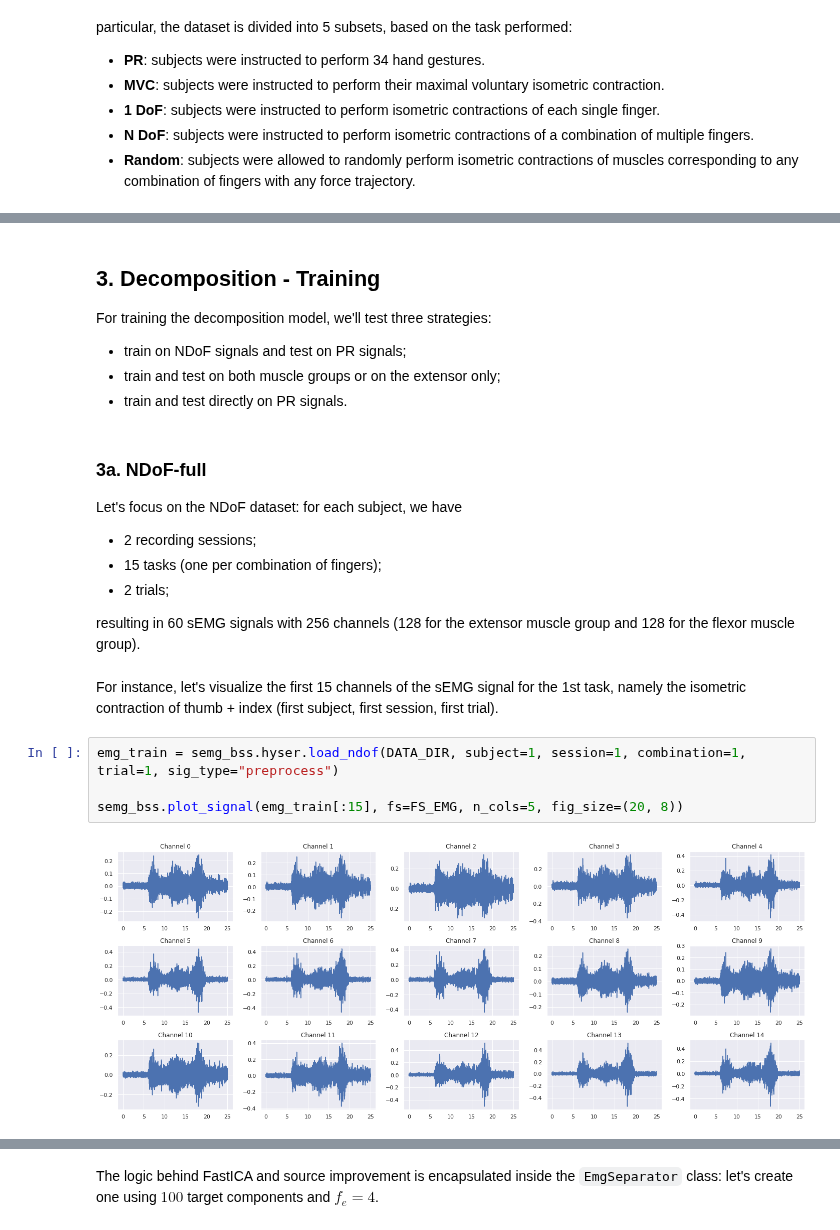
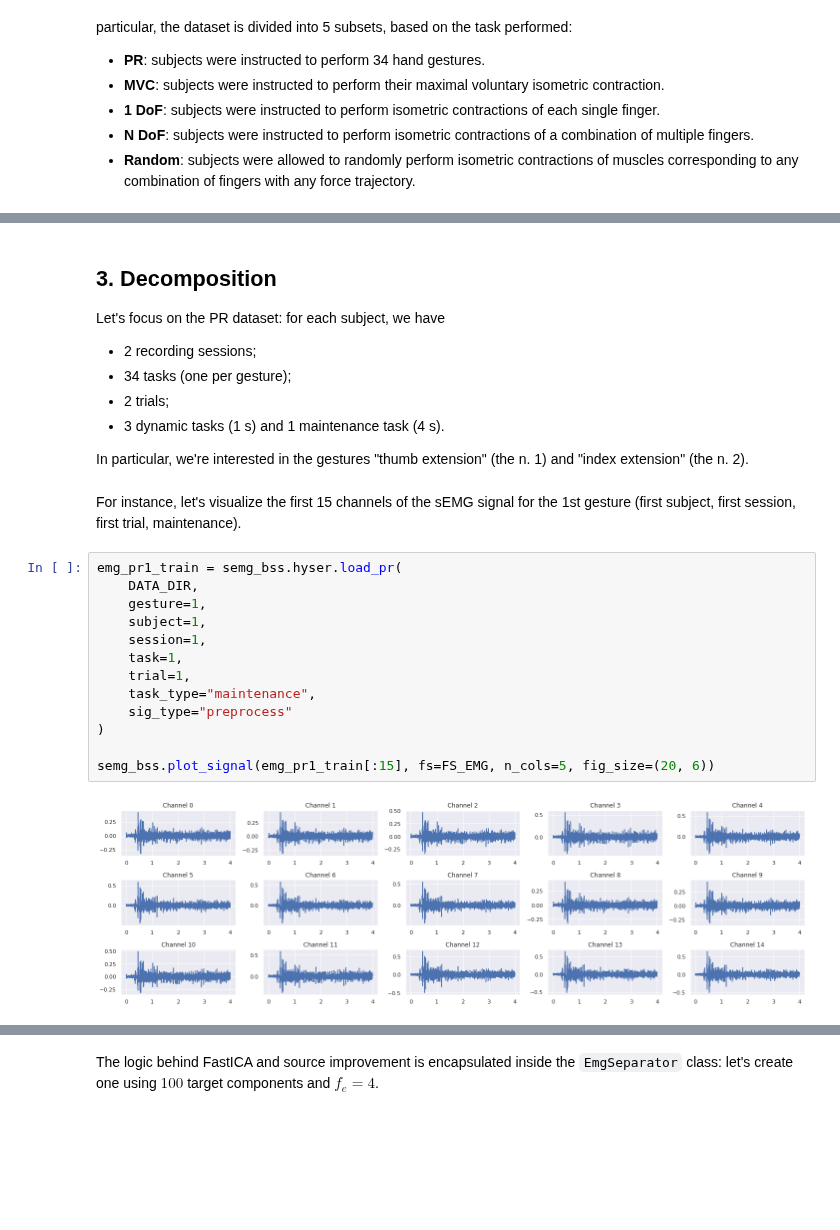
Before and after one commit to nihil21/semg-bss, a Jupyter notebook: Decomposition of sEMG signals.ipynb, the cells around one changed output, grey strips where cells are left out. Drawn from its saved outputs; the diff is of its cells as text; blank space fills up the shorter version.

```diff
--- a/Decomposition of sEMG signals.ipynb
+++ b/Decomposition of sEMG signals.ipynb
@@ -61,30 +62,33 @@ The sEMG data were collected using 4 arrays of 64 electrodes each (264 in total)
 <img src="embedded-picture-1" />
 
 In particular, the first two arrays recorded the activity of the extensor muscle, whereas the remaining two arrays recorded the activity of the flexor muscle.
-# %% [markdown]
-## 3. Decomposition - Training
-
-For training the decomposition model, we'll test three strategies:
-
-- train on NDoF signals and test on PR signals;
-- train and test on both muscle groups or on the extensor only;
-- train and test directly on PR signals.
 # %% [markdown]
-### 3a. NDoF-full
-Let's focus on the NDoF dataset: for each subject, we have
+## 3. Decomposition
+
+Let's focus on the PR dataset: for each subject, we have
 
 - 2 recording sessions;
-- 15 tasks (one per combination of fingers);
+- 34 tasks (one per gesture);
 - 2 trials;
+- 3 dynamic tasks (1 s) and 1 maintenance task (4 s).
 
-resulting in 60 sEMG signals with 256 channels (128 for the extensor muscle group and 128 for the flexor muscle group).
+In particular, we're interested in the gestures "thumb extension" (the n. 1) and "index extension" (the n. 2).
 # %% [markdown]
-For instance, let's visualize the first 15 channels of the sEMG signal for the 1st task, namely the isometric contraction of thumb + index (first subject, first session, first trial).
+For instance, let's visualize the first 15 channels of the sEMG signal for the 1st gesture (first subject, first session, first trial, maintenance).
 # %%
-emg_train = semg_bss.hyser.load_ndof(DATA_DIR, subject=1, session=1, combination=1, trial=1, sig_type="preprocess")
+emg_pr1_train = semg_bss.hyser.load_pr(
+    DATA_DIR,
+    gesture=1,
+    subject=1,
+    session=1,
+    task=1,
+    trial=1,
+    task_type="maintenance",
+    sig_type="preprocess"
+)
 
-semg_bss.plot_signal(emg_train[:15], fs=FS_EMG, n_cols=5, fig_size=(20, 8))
+semg_bss.plot_signal(emg_pr1_train[:15], fs=FS_EMG, n_cols=5, fig_size=(20, 6))
 # %% [output]
-[figure, old version]
+[figure, new version]
 # %% [markdown]
 The first step is signal extension: since we have a convolutive mixture, we must extend the signal by adding delayed copies, resulting in $f_e \times M$ channels (where $M$ is the n. of channels in the original signal). In particular, we set $f_e=1000/M\approx4$.
```
Also changed, not shown: parts of 47 cells of this notebook, 7 other files.
